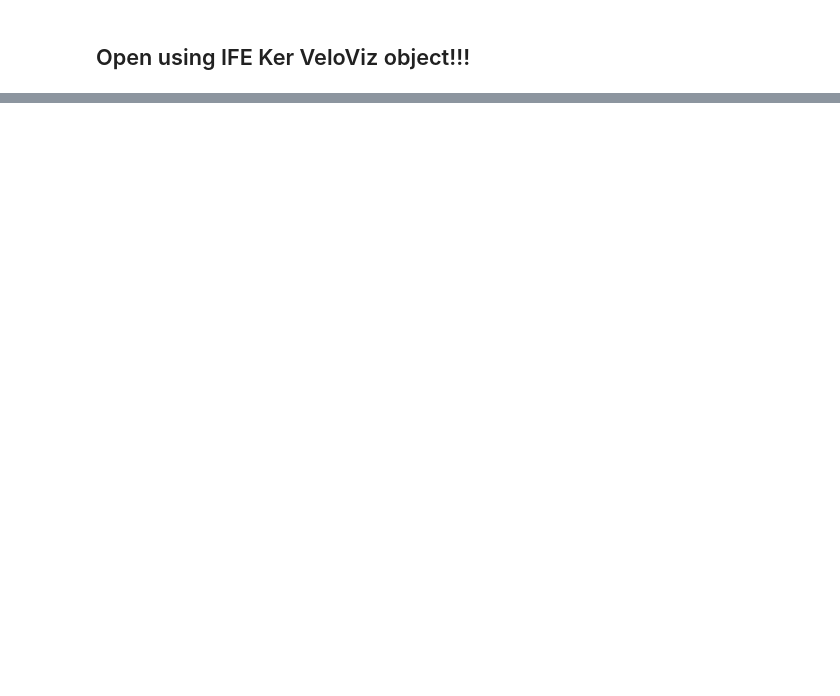
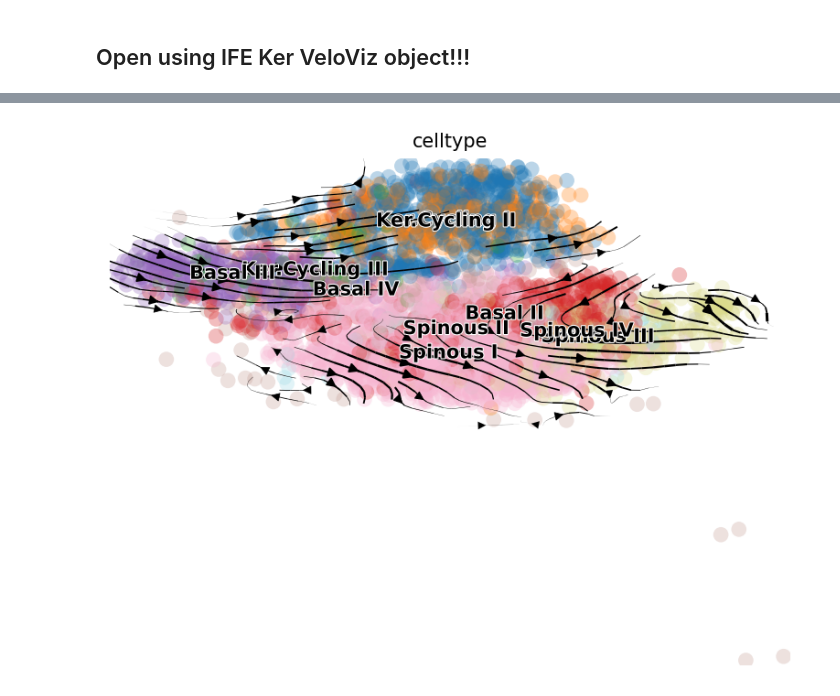
Before and after one commit to marissanesteban/rnavelo-CITEseq, a Jupyter notebook: velocity scripts/VeloViz.ipynb, the cells around one changed output, grey strips where cells are left out. Cells and saved outputs as stored; diff of their text form; code cells hidden in the pictures; blank space fills up the shorter version.

```diff
--- a/velocity scripts/VeloViz.ipynb
+++ b/velocity scripts/VeloViz.ipynb
@@ -439,0 +429,11 @@ scv.pl.velocity_embedding_grid(
+# %%
+ife_veloviz_adata.obsm["X_umap"] = ife_veloviz_adata.obsm["X_veloviz"].copy()
+scv.pl.velocity_embedding_stream(
+    ife_veloviz_adata,
+    basis='X_umap',
+    color='celltype',
+    palette="tab20",
+    dpi=150
+)
+# %% [output]
+[figure, added]
```
Also changed, not shown: parts of 12 cells of this notebook, 4 other files.
